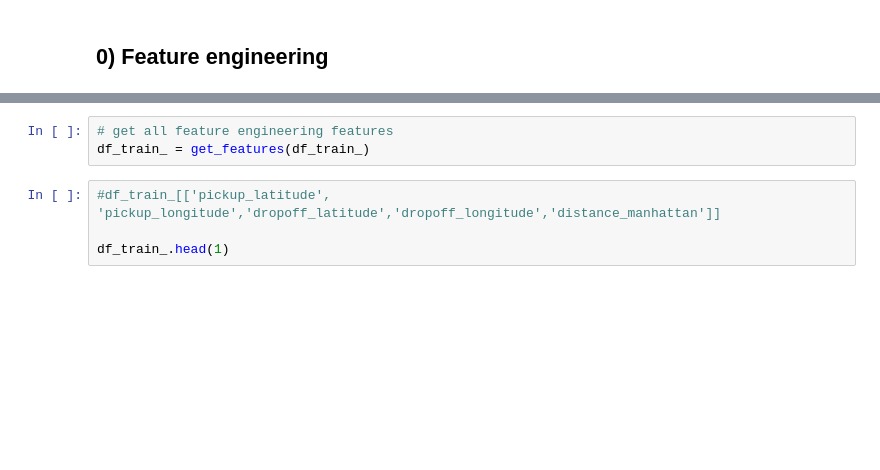
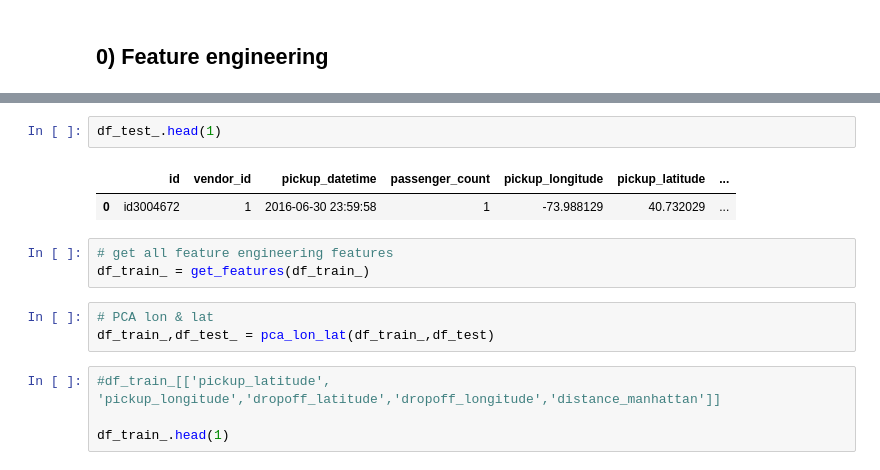
Before and after one commit to yennanliu/NYC_Taxi_Trip_Duration, a Jupyter notebook: notebook/NYC_Taxi_ML_V1_Yen.ipynb, the cells around one changed output, grey strips where cells are left out. Drawn from its saved outputs; the diff is of its cells as text; blank space fills up the shorter version.

```diff
--- a/notebook/NYC_Taxi_ML_V1_Yen.ipynb
+++ b/notebook/NYC_Taxi_ML_V1_Yen.ipynb
@@ -170,6 +190,14 @@ RandomForestRegressor(bootstrap=True, criterion='mse', max_depth=None,
+# %%
+df_test_.head(1)
+# %% [output]
+|  | id | vendor_id | pickup_datetime | passenger_count | pickup_longitude | pickup_latitude | ... |
+| 0 | id3004672 | 1 | 2016-06-30 23:59:58 | 1 | -73.988129 | 40.732029 | ... |
 # %%
 # get all feature engineering features
 df_train_ = get_features(df_train_)
+# %%
+# PCA lon & lat
+df_train_,df_test_ = pca_lon_lat(df_train_,df_test)
 # %%
 #df_train_[['pickup_latitude', 'pickup_longitude','dropoff_latitude','dropoff_longitude','distance_manhattan']]
 
```
Also changed, not shown: parts of 9 cells of this notebook.
